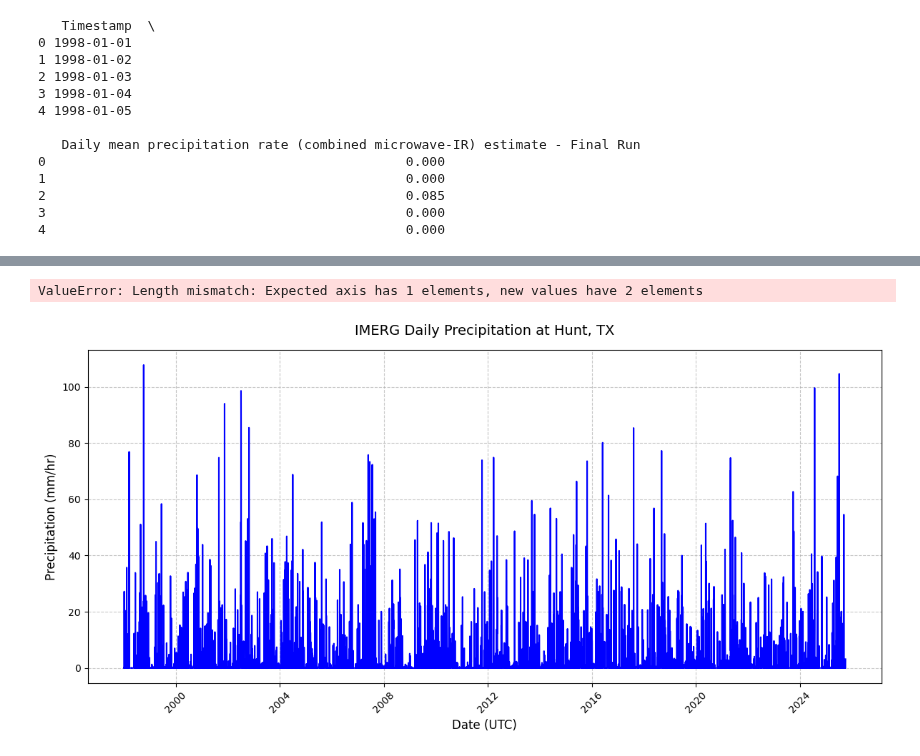
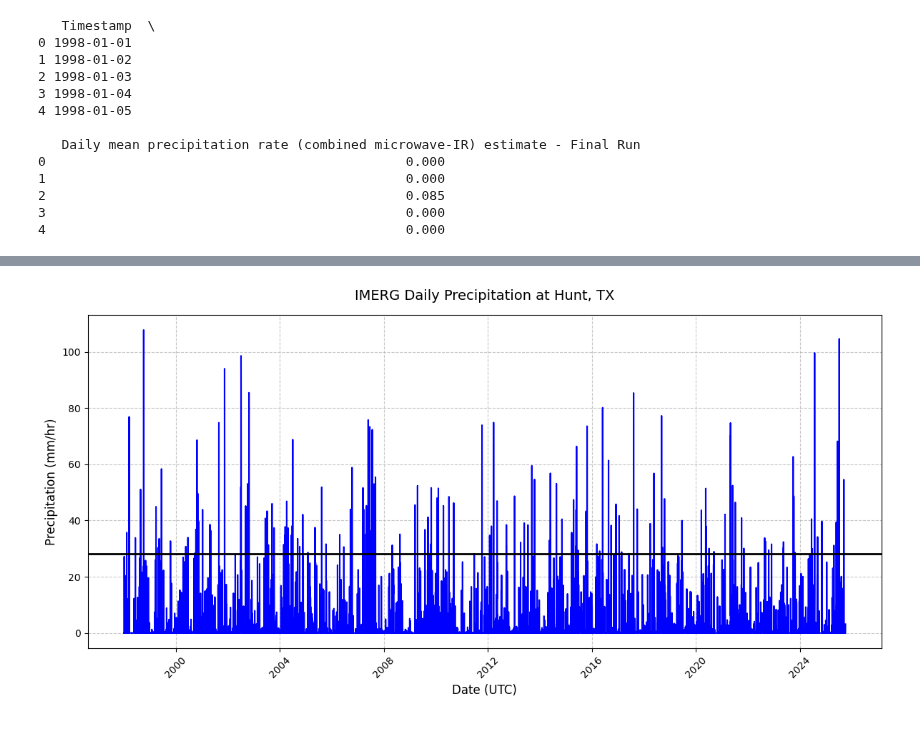
Before and after one commit to andrewmfisher/gesdisc-tutorials, a Jupyter notebook: conference-presentations/agu-2026/GiC_ts_and_maps.ipynb, the cells around one changed output, grey strips where cells are left out. Drawn from its saved outputs; the diff is of its cells as text; code cells hidden in the pictures.

```diff
--- a/conference-presentations/agu-2026/GiC_ts_and_maps.ipynb
+++ b/conference-presentations/agu-2026/GiC_ts_and_maps.ipynb
@@ -116,38 +124,50 @@ KeyError: "None of ['Timestamp'] are in the columns"
 # %%
 # Save time series to file for future use
-df_hunt.columns = ['date','precip_mm']
 df_hunt.to_csv('./Data/hunt_texas_IMERG_daily.txt')
-# %% [output]
-ValueError: Length mismatch: Expected axis has 1 elements, new values have 2 elements
 # %%
 # Create the figure and axis
 plt.figure(figsize=(12, 6))
 
 # Plot the data (Timestamp on x-axis, Precipitation on y-axis)
 plt.plot(df_hunt, color='blue', linewidth=1.5)
 
-# Add horizontal line at 95 percentile
-p95 = np.percentile(df_hunt['precip_mm'], 95)
+# Add horizontal line at 95 percentile of wet days
+
+wet_days = df_hunt[
+    df_hunt[
+        "Daily mean precipitation rate (combined microwave-IR) estimate - Final Run"
+    ]
+    > 0
+]
+
+# 2. Extract just the precipitation values
+precip_values = wet_days[
+    "Daily mean precipitation rate (combined microwave-IR) estimate - Final Run"
+]
+
+# 3. Calculate the 95th percentile
+p95 = np.percentile(precip_values, 95)
+
 plt.axhline(
     y=p95,
     color="black",
     linewidth=2,
     label=f"95th Percentile ({p95:.2f})",
 )
 
 # Add titles and axis labels
 plt.title('IMERG Daily Precipitation at Hunt, TX', fontsize=14, pad=15)
 plt.xlabel('Date (UTC)', fontsize=12)
 
 plt.ylabel('Precipitation (mm/hr)', fontsize=12)
 
 # Add a grid for easier reading
 plt.grid(True, linestyle='--', alpha=0.7)
 
 # Rotate the x-axis date labels so they don't overlap
 plt.xticks(rotation=45)
 
 # Use tight_layout so the rotated labels don't get cut off
 plt.tight_layout()
 # %% [output]
-[figure, old version]
+[figure, new version]
```
Also changed, not shown: parts of 2 cells of this notebook, 5 other files.
